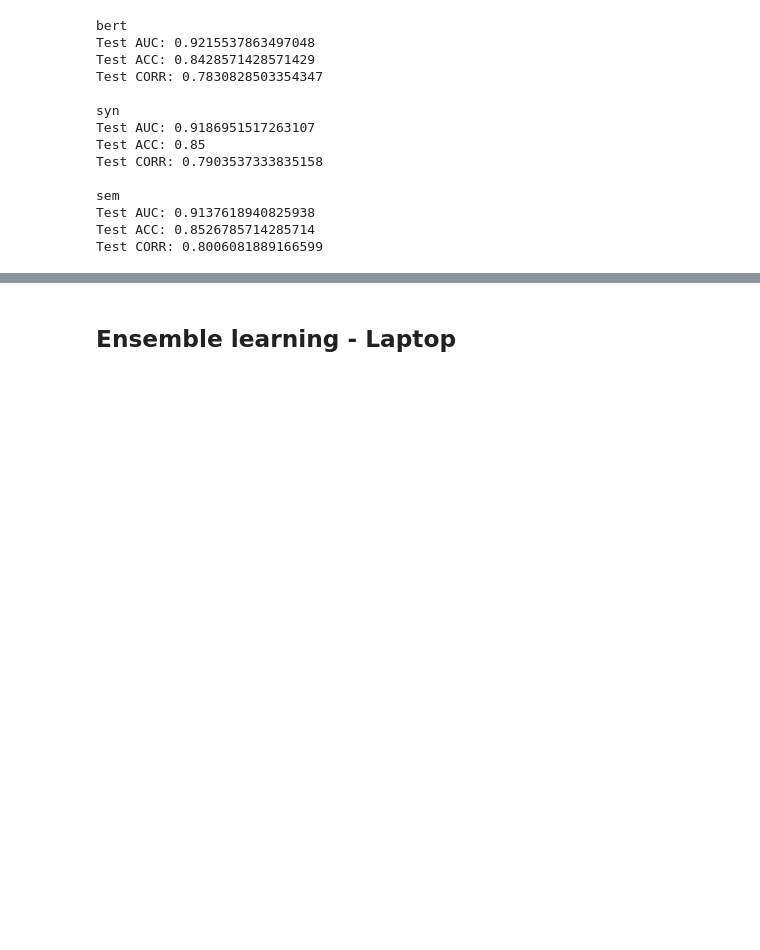
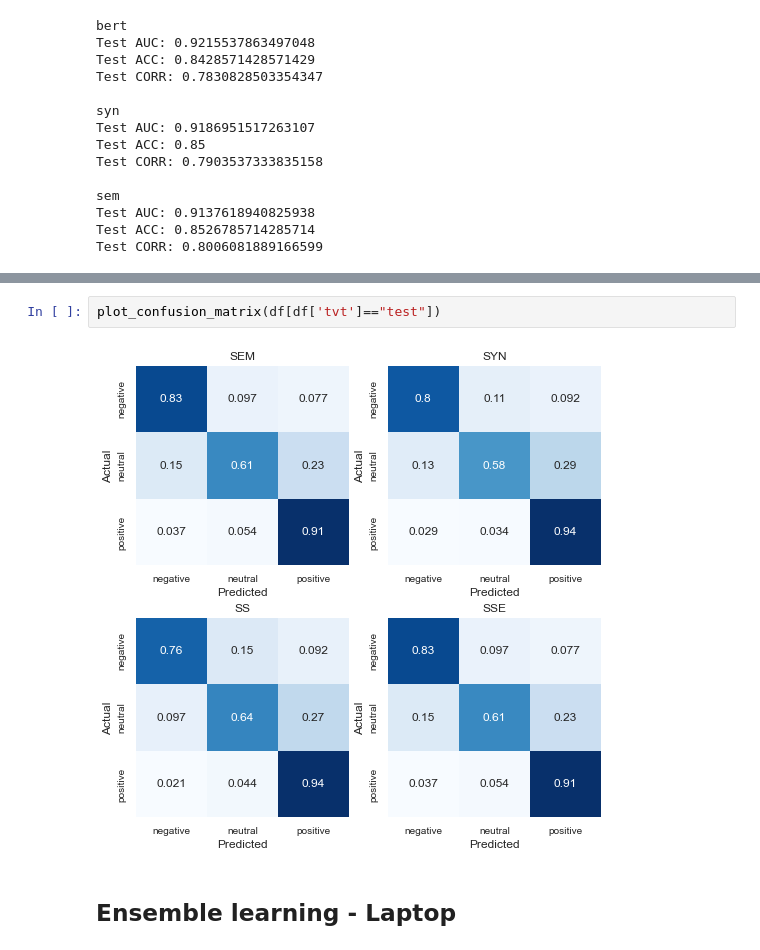
Before and after one commit to hoangntc/BERT_ABSA, a Jupyter notebook: experiment/4_ensemble.ipynb, the cells around one changed output, grey strips where cells are left out. Drawn from its saved outputs; the diff is of its cells as text; blank space fills up the shorter version.

```diff
--- a/experiment/4_ensemble.ipynb
+++ b/experiment/4_ensemble.ipynb
@@ -479,6 +435,10 @@ n_features n_train n_val n_test n_tree train_auc train_acc val_auc val_acc test_
 | 8 | syn_1 | 56.462891 |
 | 10 | text_length | 1.364058 |
 | 3 | length_group | 0.859806 |
+# %%
+plot_confusion_matrix(df[df['tvt']=="test"])
+# %% [output]
+[figure, added]
 # %% [markdown]
 ## Ensemble learning - Laptop
 # %%
```
Also changed, not shown: parts of 18 cells of this notebook.
